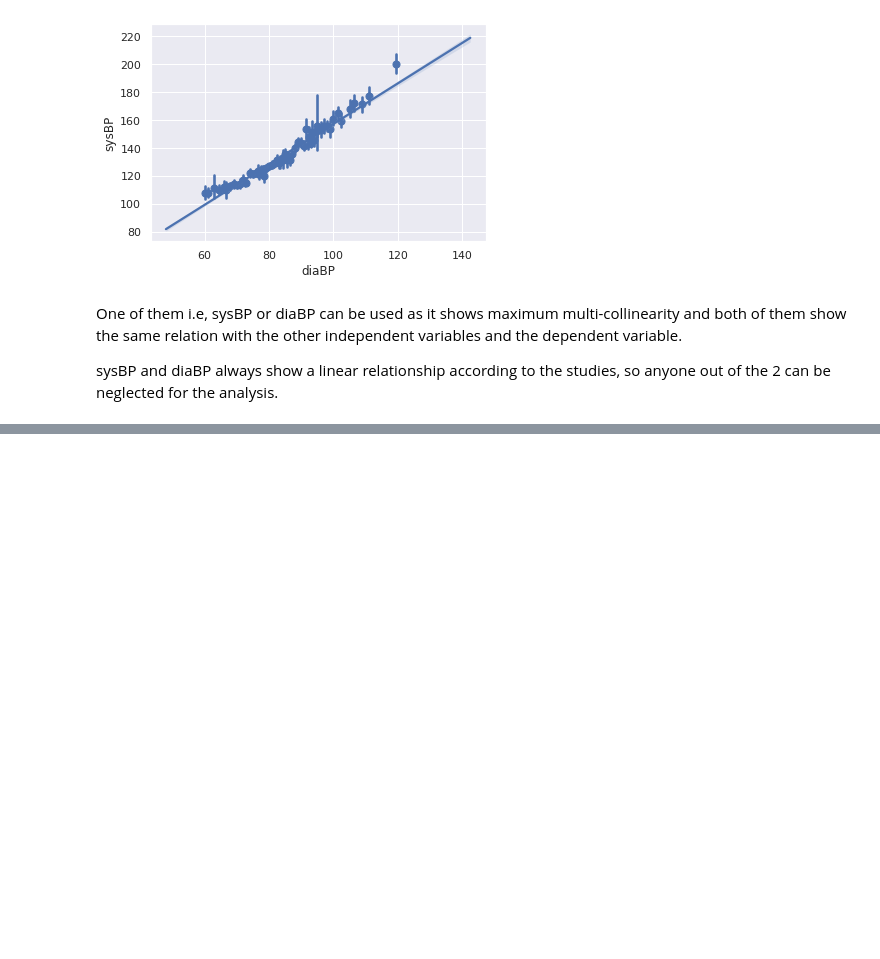
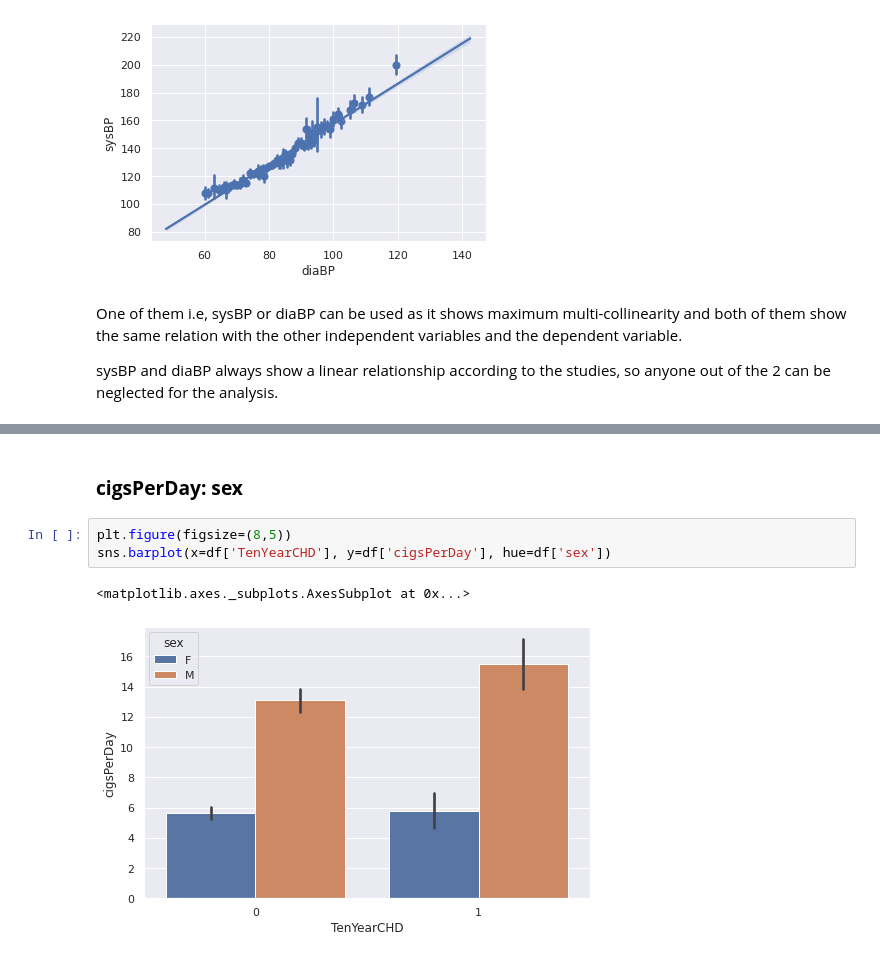
Before and after one commit to rsonar821/Classification-Capstone-Project, a Jupyter notebook: Cardiovascular_Risk_Prediction.ipynb, the cells around one changed output, grey strips where cells are left out. Drawn from its saved outputs; the diff is of its cells as text; blank space fills up the shorter version.

```diff
--- a/Cardiovascular_Risk_Prediction.ipynb
+++ b/Cardiovascular_Risk_Prediction.ipynb
@@ -293,0 +318,8 @@ sns.regplot(x=df['age'], y=df['totChol'], x_bins=100)
+# %% [markdown]
+### **cigsPerDay: sex**
+# %%
+plt.figure(figsize=(8,5))
+sns.barplot(x=df['TenYearCHD'], y=df['cigsPerDay'], hue=df['sex'])
+# %% [output]
+<matplotlib.axes._subplots.AxesSubplot at 0x...>
+[figure, added]
```
Also changed, not shown: parts of 27 cells of this notebook.
